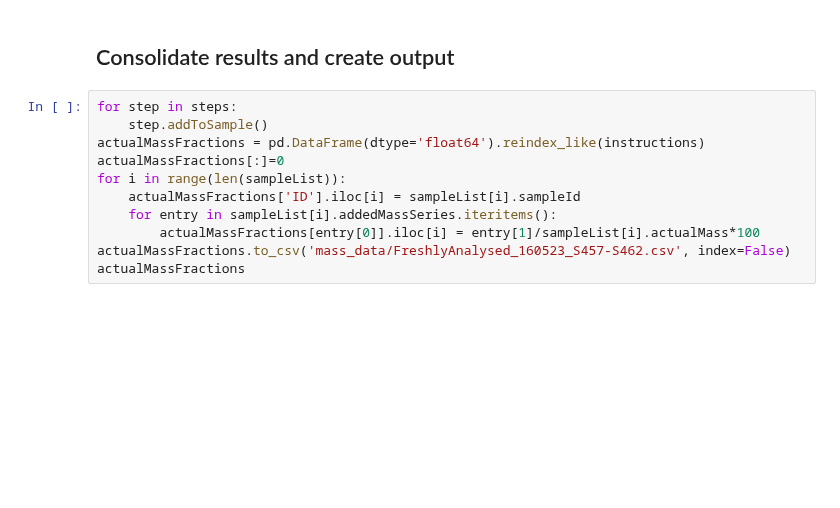
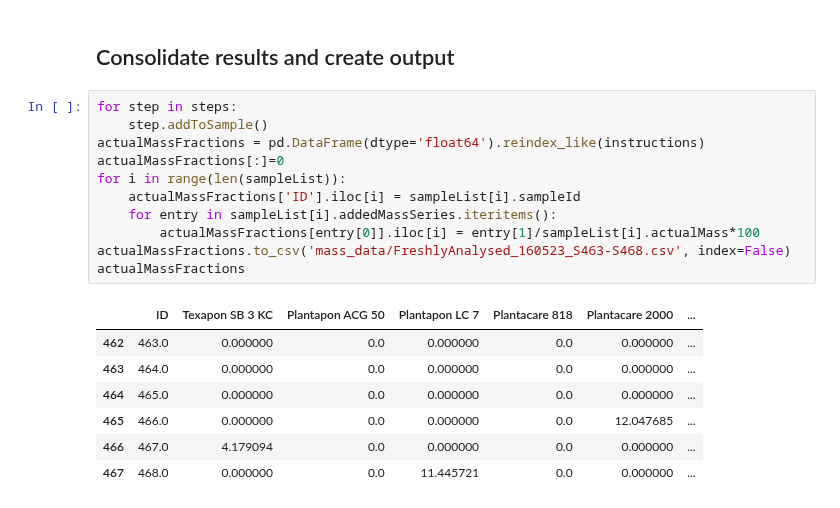
Before and after one commit to AniketChitre/formulations-prep, a Jupyter notebook: balance_analysis.ipynb, the cells around one changed output. Drawn from its saved outputs; the diff is of its cells as text; blank space fills up the shorter version.

```diff
--- a/balance_analysis.ipynb
+++ b/balance_analysis.ipynb
@@ -91,11 +101,19 @@ t4 = massProfile.analyseIngredients(avg_window=1, bl_mult=1, mergeSens=1, specTy
 # %%
 for step in steps:
     step.addToSample()
 actualMassFractions = pd.DataFrame(dtype='float64').reindex_like(instructions)
 actualMassFractions[:]=0
 for i in range(len(sampleList)):
     actualMassFractions['ID'].iloc[i] = sampleList[i].sampleId
     for entry in sampleList[i].addedMassSeries.iteritems():
         actualMassFractions[entry[0]].iloc[i] = entry[1]/sampleList[i].actualMass*100
-actualMassFractions.to_csv('mass_data/FreshlyAnalysed_160523_S457-S462.csv', index=False)
+actualMassFractions.to_csv('mass_data/FreshlyAnalysed_160523_S463-S468.csv', index=False)
 actualMassFractions
+# %% [output]
+|  | ID | Texapon SB 3 KC | Plantapon ACG 50 | Plantapon LC 7 | Plantacare 818 | Plantacare 2000 | ... |
+| 462 | 463.0 | 0.000000 | 0.0 | 0.000000 | 0.0 | 0.000000 | ... |
+| 463 | 464.0 | 0.000000 | 0.0 | 0.000000 | 0.0 | 0.000000 | ... |
+| 464 | 465.0 | 0.000000 | 0.0 | 0.000000 | 0.0 | 0.000000 | ... |
+| 465 | 466.0 | 0.000000 | 0.0 | 0.000000 | 0.0 | 12.047685 | ... |
+| 466 | 467.0 | 4.179094 | 0.0 | 0.000000 | 0.0 | 0.000000 | ... |
+| 467 | 468.0 | 0.000000 | 0.0 | 11.445721 | 0.0 | 0.000000 | ... |
```
Also changed, not shown: parts of 1 cell of this notebook.
